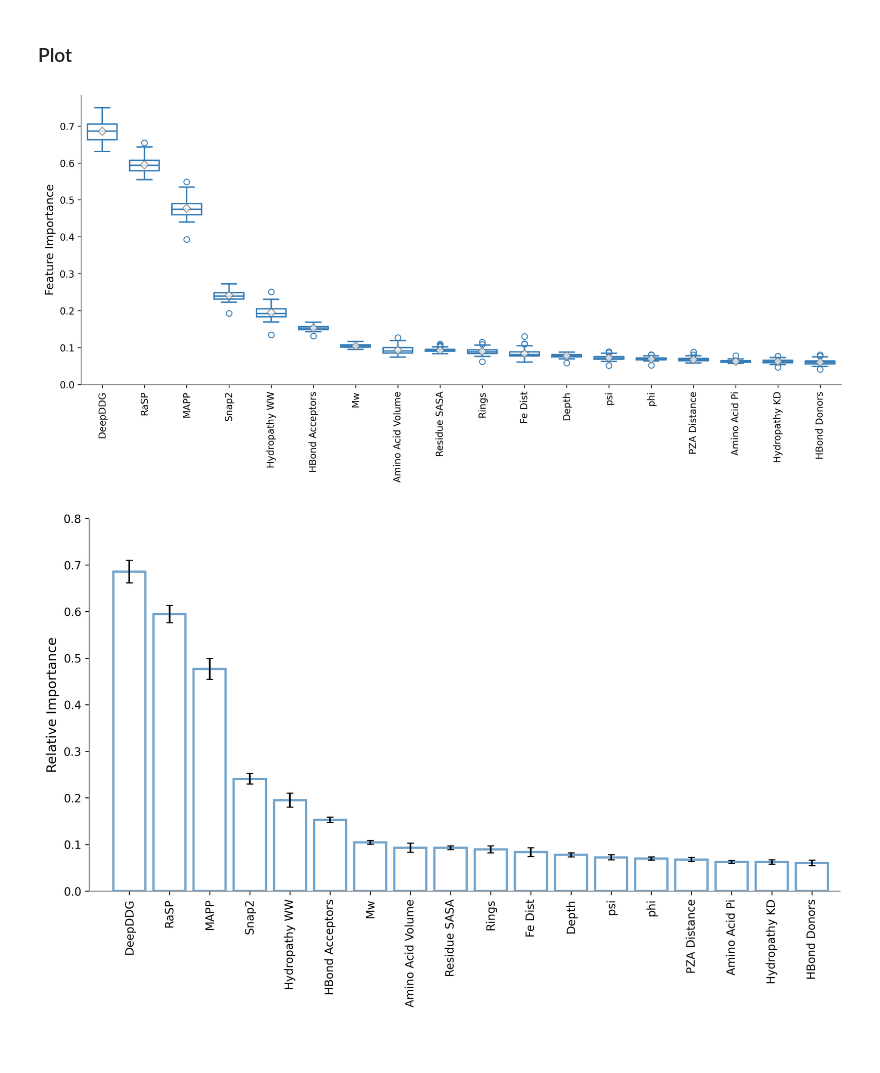
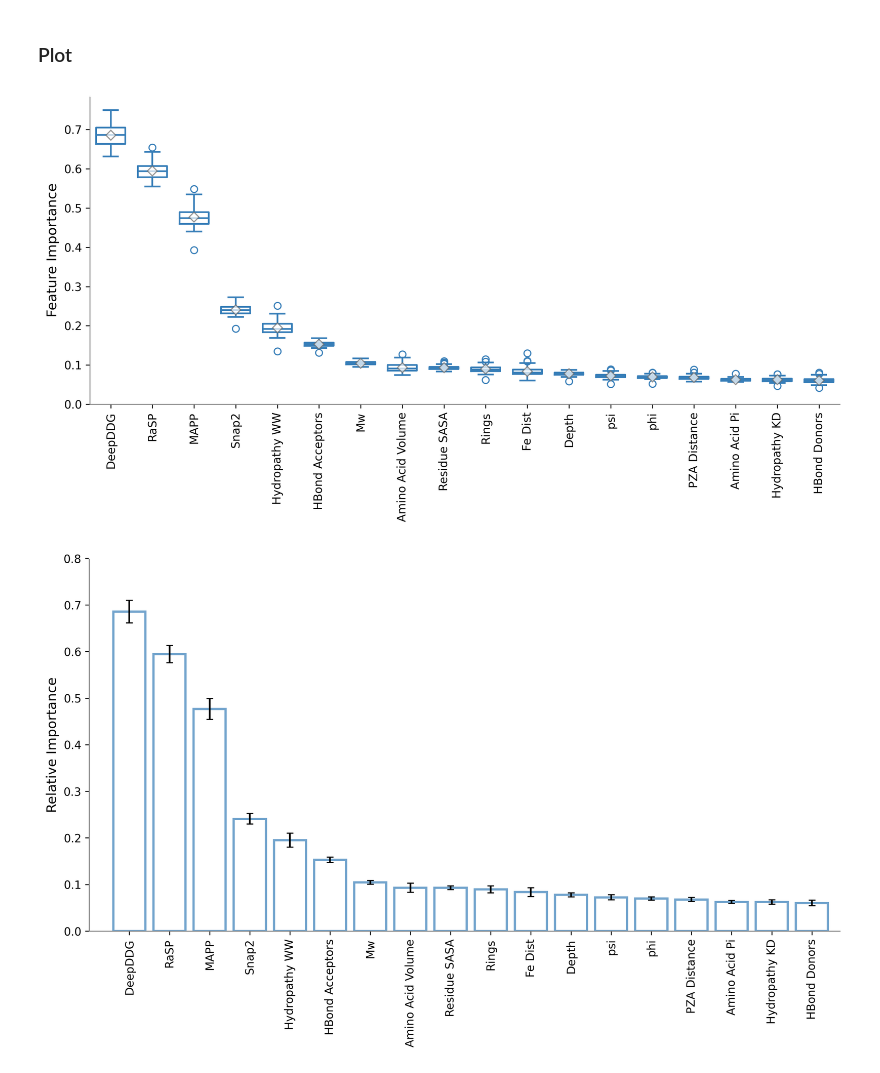
Before and after one commit to fowler-lab/tb-pnca-gnn, a Jupyter notebook: notebooks/06_node_feature_importance.ipynb, the cells around one changed output. Saved outputs shown, nothing was run; the diff lists cells and outputs as text; code cells hidden in the pictures; blank space fills up the shorter version.

```diff
--- a/notebooks/06_node_feature_importance.ipynb
+++ b/notebooks/06_node_feature_importance.ipynb
@@ -101,41 +101,41 @@ feature_labels = [
 
 df_feat_imps = pd.DataFrame(feat_imps.numpy(), columns=feature_labels)
 # %%
-plt.figure(figsize=(12, 6))
+plt.figure(figsize=(10, 5.5))
 
 # sort features by importance
 sorted_indices = np.argsort(mean_importance)[::-1]
 sorted_means = mean_importance[sorted_indices]
 sorted_labels = [feature_labels[i] for i in sorted_indices]
 
 box_plot = sns.boxplot(
     data=df_feat_imps[sorted_labels],
     width=0.7,
     fill=False,
     showfliers=True,
     showmeans=True,
     meanprops={'marker':'D', 'markerfacecolor':'white',
                        'markeredgecolor':'dimgray', 'linestyle':'--',
                        'alpha':0.7},
     color='#377eb8'
     )
 
 plt.xticks(
     rotation=90,
     # ha='right'
     )
 plt.ylabel('Feature Importance')
 plt.yticks(np.arange(0, 0.8, 0.1))
 
 plt.gca().spines['top'].set_color('white')
 plt.gca().spines['right'].set_color('white')
 plt.gca().spines['left'].set_color('gray')
 plt.gca().spines['bottom'].set_color('gray')
 
 plt.tight_layout()
 plt.show()
 # %% [output]
-[figure, old version]
+[figure, new version]
 # %%
 plt.figure(figsize=(12, 6))
 
```
Also changed, not shown: 2 other files.
